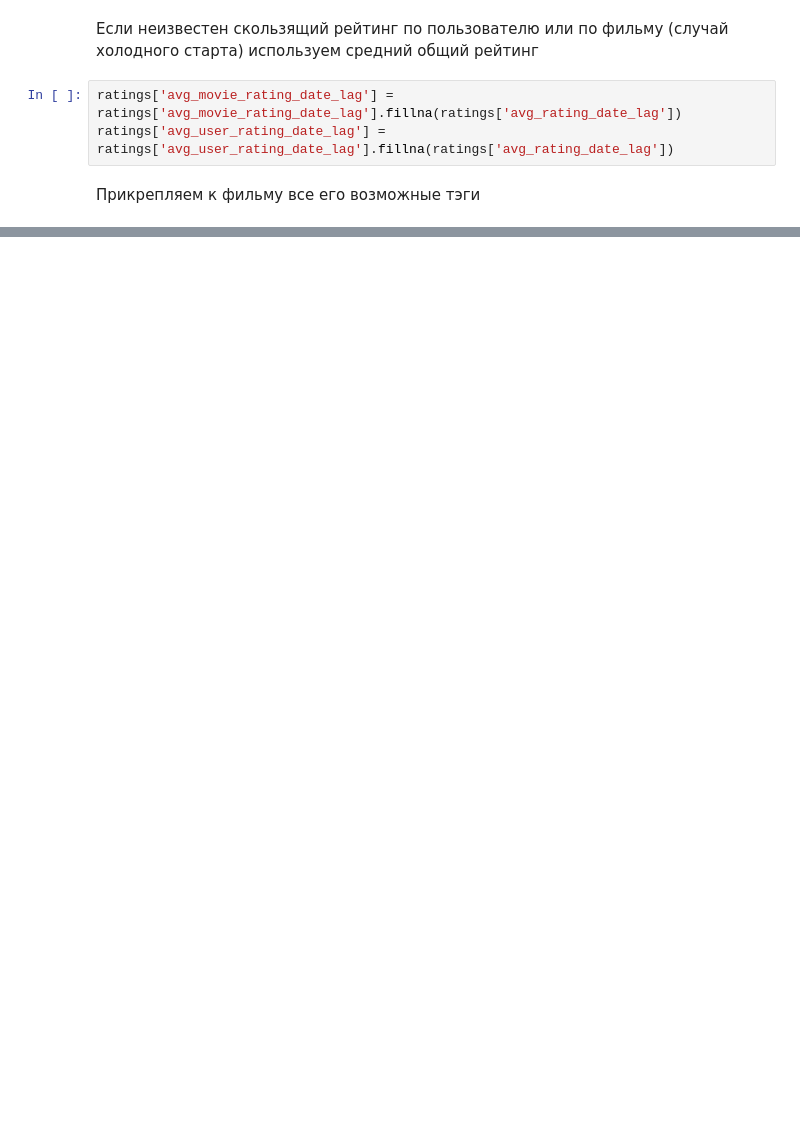
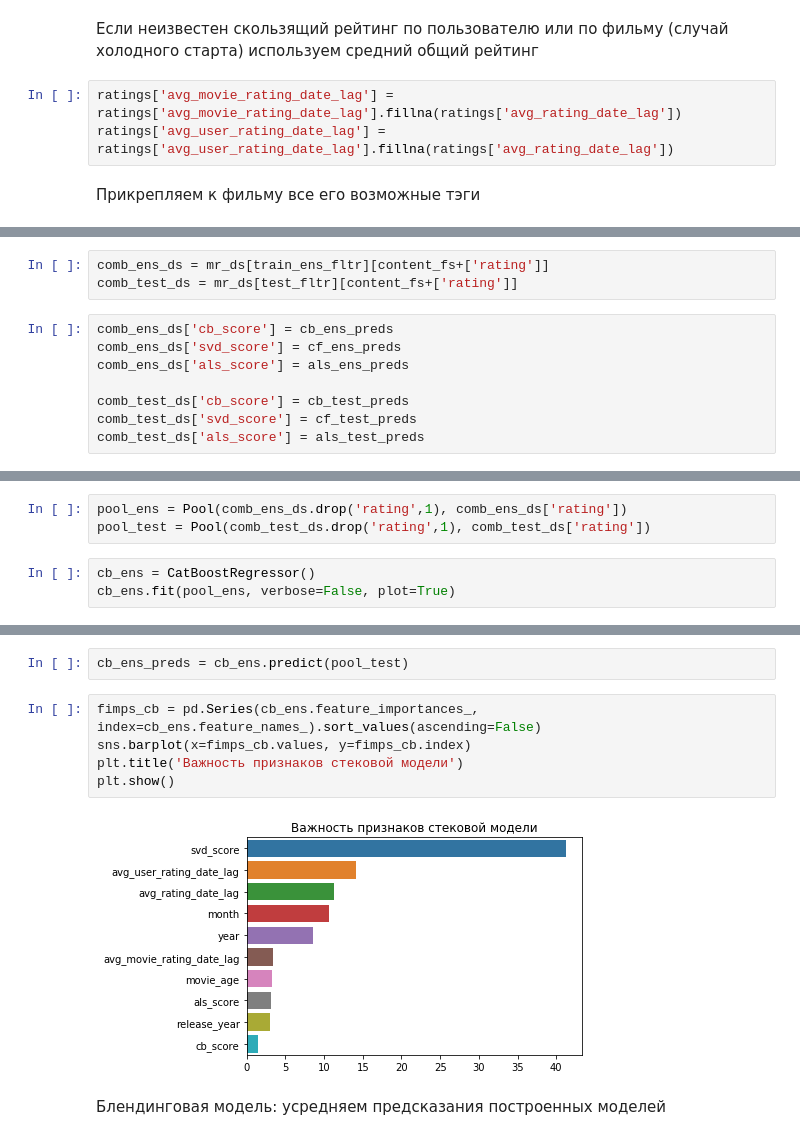
Before and after one commit to EgorDudyrev/netology_ml, a Jupyter notebook: rec_sys/5_hybrid_reccomendations/Homework_hybrid.ipynb, the cells around one changed output, grey strips where cells are left out. Saved outputs shown, nothing was run; the diff lists cells and outputs as text; blank space fills up the shorter version.

```diff
--- a/rec_sys/2_content_based/ml-latest-small/HomeWork.ipynb
+++ b/rec_sys/5_hybrid_reccomendations/Homework_hybrid.ipynb
@@ -262,0 +269,11 @@ cb_rmse, knn_rmse, userwide_rmse, cb_userwide_rmse
+# %%
+comb_ens_ds = mr_ds[train_ens_fltr][content_fs+['rating']]
+comb_test_ds = mr_ds[test_fltr][content_fs+['rating']]
+# %%
+comb_ens_ds['cb_score'] = cb_ens_preds
+comb_ens_ds['svd_score'] = cf_ens_preds
+comb_ens_ds['als_score'] = als_ens_preds
+
+comb_test_ds['cb_score'] = cb_test_preds
+comb_test_ds['svd_score'] = cf_test_preds
+comb_test_ds['als_score'] = als_test_preds
@@ -262,0 +282,6 @@ cb_rmse, knn_rmse, userwide_rmse, cb_userwide_rmse
+# %%
+pool_ens = Pool(comb_ens_ds.drop('rating',1), comb_ens_ds['rating'])
+pool_test = Pool(comb_test_ds.drop('rating',1), comb_test_ds['rating'])
+# %%
+cb_ens = CatBoostRegressor()
+cb_ens.fit(pool_ens, verbose=False, plot=True)
@@ -262,0 +292,11 @@ cb_rmse, knn_rmse, userwide_rmse, cb_userwide_rmse
+# %%
+cb_ens_preds = cb_ens.predict(pool_test)
+# %%
+fimps_cb = pd.Series(cb_ens.feature_importances_, index=cb_ens.feature_names_).sort_values(ascending=False)
+sns.barplot(x=fimps_cb.values, y=fimps_cb.index)
+plt.title('Важность признаков стековой модели')
+plt.show()
+# %% [output]
+[figure, added]
+# %% [markdown]
+Блендинговая модель: усредняем предсказания построенных моделей
```
Also changed, not shown: parts of 101 cells of this notebook.
